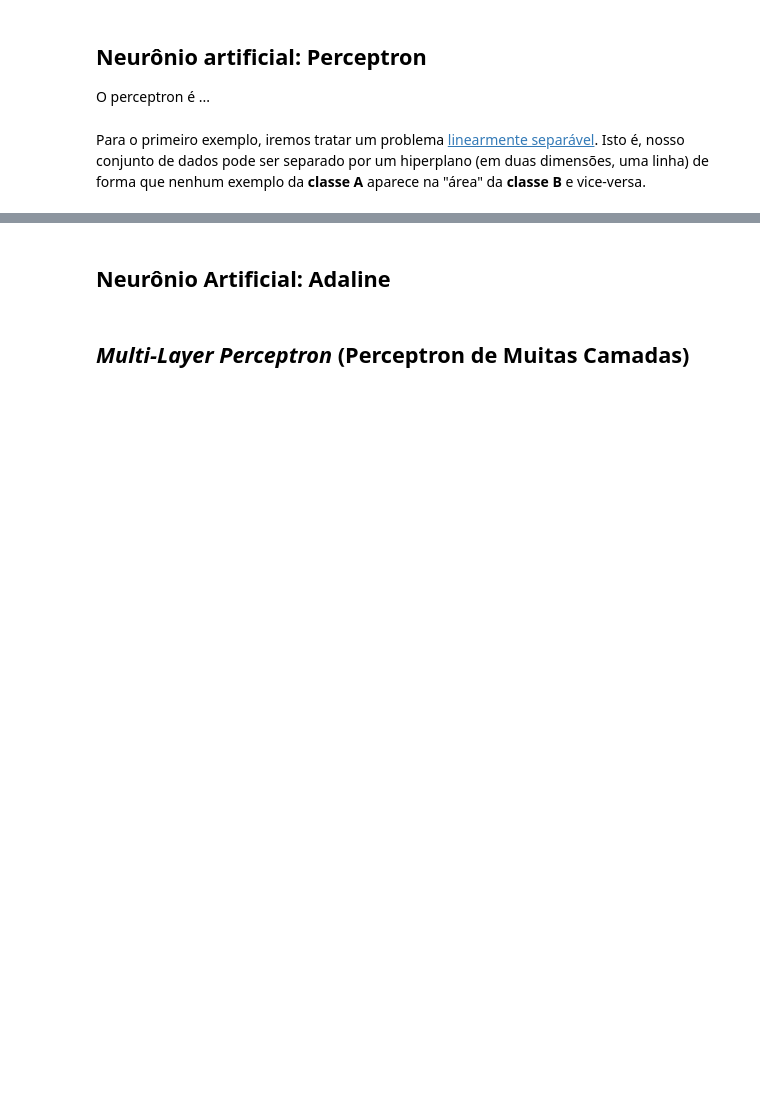
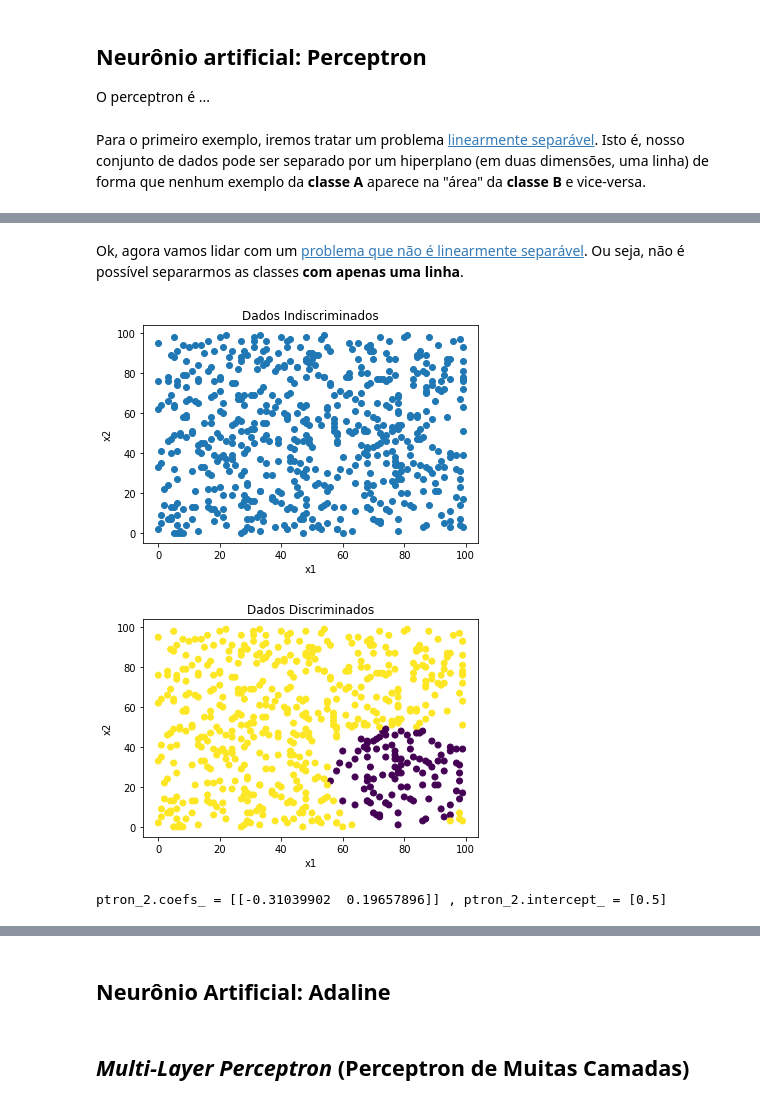
Before and after one commit to mtxslv/StudyingMachineLearning, a Jupyter notebook: ConceitosMLP.ipynb, the cells around one changed output, grey strips where cells are left out. Drawn from its saved outputs; the diff is of its cells as text; code cells hidden in the pictures; blank space fills up the shorter version.

Commit message:
Non linear example added.

```diff
--- a/ConceitosMLP.ipynb
+++ b/ConceitosMLP.ipynb
@@ -139,0 +168,26 @@ Accuracy: 0.98
+# %% [markdown]
+Ok, agora vamos lidar com um [problema que não é linearmente separável](https://en.wikipedia.org/wiki/Linear_separability#Examples). Ou seja, não é possível separarmos as classes **com apenas uma linha**.
+# %%
+#Vamos usar a mesma base de dados X. Entretanto, a classificação agora será diferente.
+
+y_2 =( (np.power(X['x1']-80,2)+ np.power(X['x2']-25,2) )>25*25 ).astype(int)
+# (x-80)² + (y-25)² = 25²
+# %%
+#Observando nosso data-set
+
+plt.figure(1)
+plt.title('Dados Indiscriminados')
+plt.xlabel('x1')
+plt.ylabel('x2')
+plt.scatter(X['x1'],X['x2'])
+
+plt.figure(2)
+plt.title('Dados Discriminados')
+plt.xlabel('x1')
+plt.ylabel('x2')
+plt.scatter(X['x1'],X['x2'],c=y_2)
+
+plt.show()
+# %% [output]
+[figure, added]
+[figure, added]
@@ -139,0 +197,11 @@ Accuracy: 0.98
+# %%
+# Create a perceptron object with the parameters: 40 iterations (epochs) over the data, and a learning rate of 0.1
+ptron_2 = Perceptron(max_iter=1000, eta0=0.1, random_state=0)
+
+# Train the perceptron
+ptron_2.fit(X_train_2, y_train_2)
+
+#Valores relativos ao aprendizado...
+print(f'ptron_2.coefs_ = {ptron_2.coef_} , ptron_2.intercept_ = {ptron_2.intercept_}')
+# %% [output]
+ptron_2.coefs_ = [[-0.31039902  0.19657896]] , ptron_2.intercept_ = [0.5]
```
Also changed, not shown: parts of 19 cells of this notebook.
